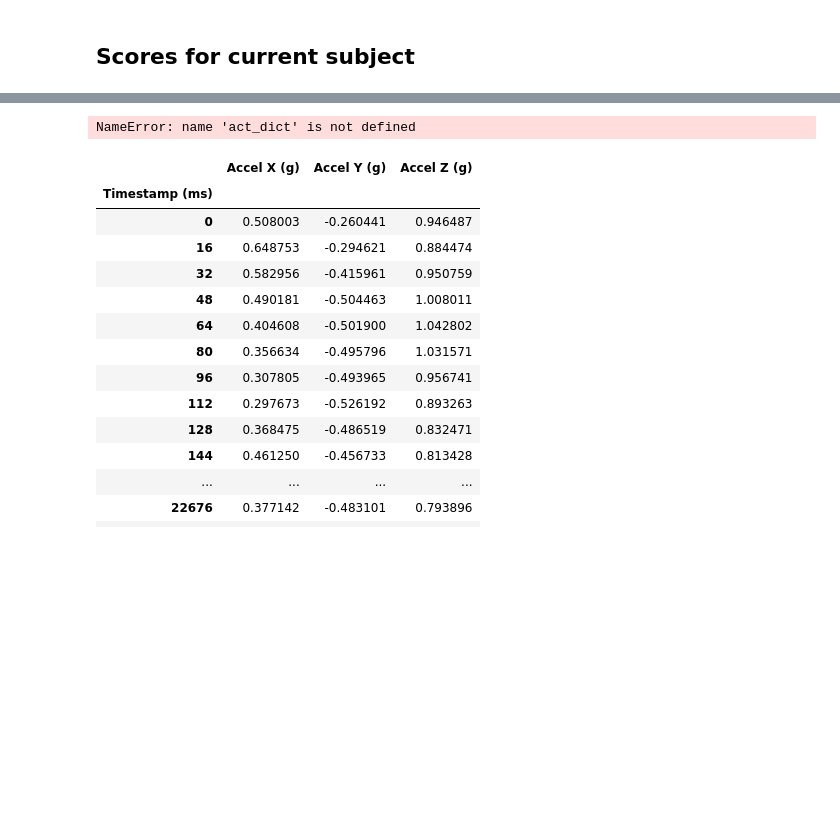
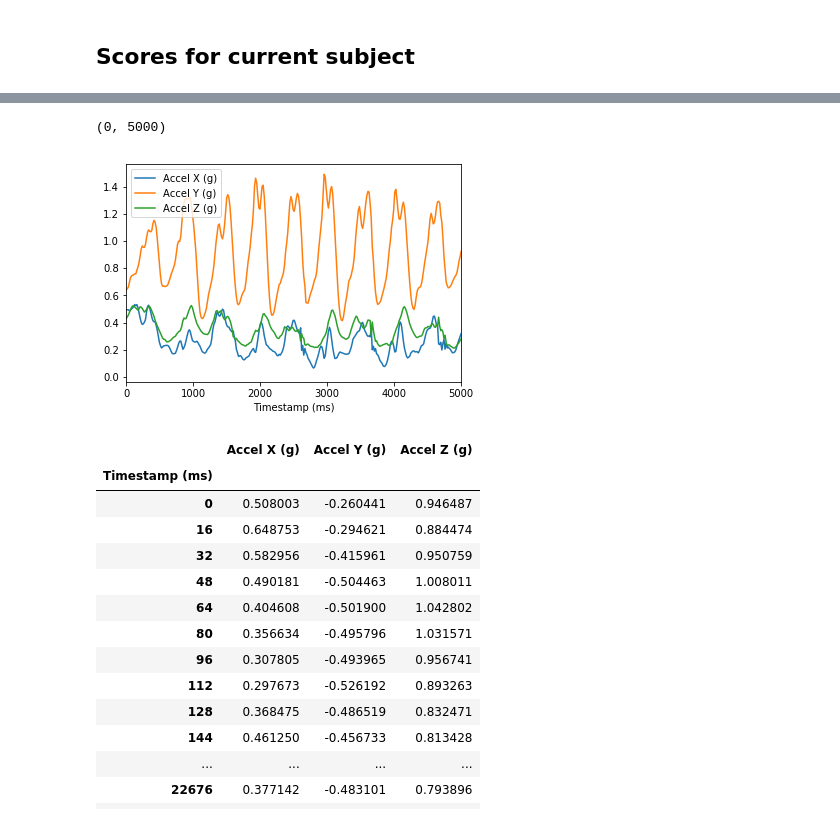
Before and after one commit to nshawen/CIS_PD, a Jupyter notebook: TaskVisualizer.ipynb, the cells around one changed output, grey strips where cells are left out. Drawn from its saved outputs; the diff is of its cells as text; code cells hidden in the pictures; blank space fills up the shorter version.

```diff
--- a/TaskVisualizer.ipynb
+++ b/TaskVisualizer.ipynb
@@ -245,15 +245,17 @@ subj_score
 # %%
 #simulating additive or multiplicative noise
 loc = 'dorsal_hand_' + side
 sensor = 'accel'
 
 rawdata=act_dict[task][1][loc][sensor]
 rawdata.index = rawdata.index-rawdata.index.min()
 rawdata.plot()
+plt.xlim([0,5000])
 
 # plt.ylim([-1,2])
 # %% [output]
-NameError: name 'act_dict' is not defined
+(0, 5000)
+[figure, added]
 # %%
 rawdata
 # %% [output]
```
Also changed, not shown: parts of 2 cells of this notebook.
